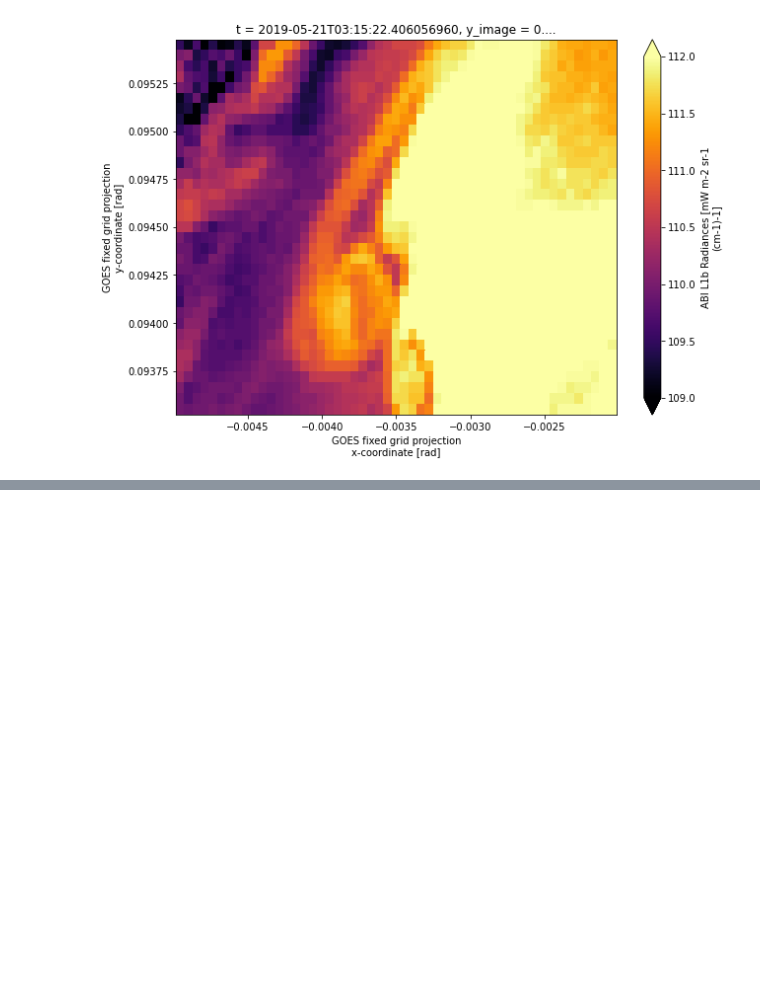
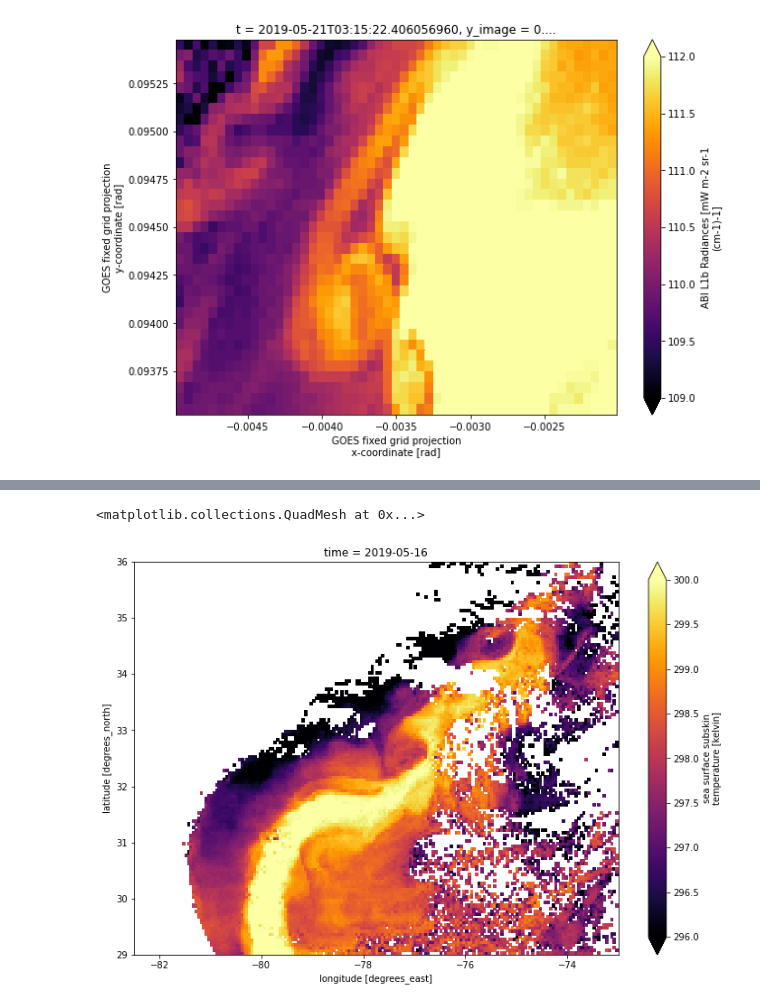
Before and after one commit to patrickcgray/sat_ocean_color, a Jupyter notebook: GOES_exploration.ipynb, the cells around one changed output, grey strips where cells are left out. Cells and saved outputs as stored; diff of their text form; code cells hidden in the pictures; blank space fills up the shorter version.

```diff
--- a/GOES_exploration.ipynb
+++ b/GOES_exploration.ipynb
@@ -75,3 +75,7 @@ ds_sst.Rad.sel(y=slice(.0955,.0935),x=slice(-.005,-0.002)).plot(vmax=112,vmin=10
 # %% [output]
 <matplotlib.collections.QuadMesh at 0x...>
 [figure]
+# %%
+#ds_sst = xr.open_dataset('https://podaac-opendap.jpl.nasa.gov/opendap/allData/ghrsst/data/GDS2/L2P/GOES16/STAR/v2.70/2019/001/20190101000000-STAR-L2P_GHRSST-SSTsubskin-ABI_G16-ACSPO_V2.70-v02.0-fv01.0.nc')
+
+ds_sst = xr.open_dataset('https://www.ncei.noaa.gov/thredds-ocean/dodsC/ghrsst/L3C/AMERICAS/GOES16/OSISAF/2019/135/20190516000000-OSISAF-L3C_GHRSST-SSTsubskin-GOES16-ssteqc_goes16_20190516_000000-v02.0-fv01.0.nc')
@@ -77,0 +103,6 @@ ds_sst.Rad.sel(y=slice(.0955,.0935),x=slice(-.005,-0.002)).plot(vmax=112,vmin=10
+# %%
+ds_gs = ds_sst.sel( lat=slice(29, 36), lon=slice(-82.5,-73))
+ds_gs.sea_surface_temperature.plot(figsize=(12,8), vmin=296, vmax=300, cmap='inferno')
+# %% [output]
+<matplotlib.collections.QuadMesh at 0x...>
+[figure, added]
```
Also changed, not shown: parts of 19 cells of this notebook, 1 other file.
